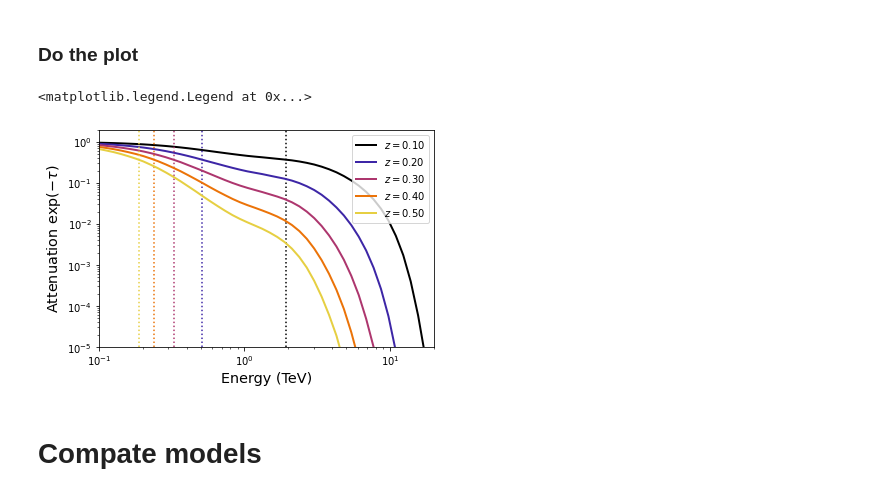
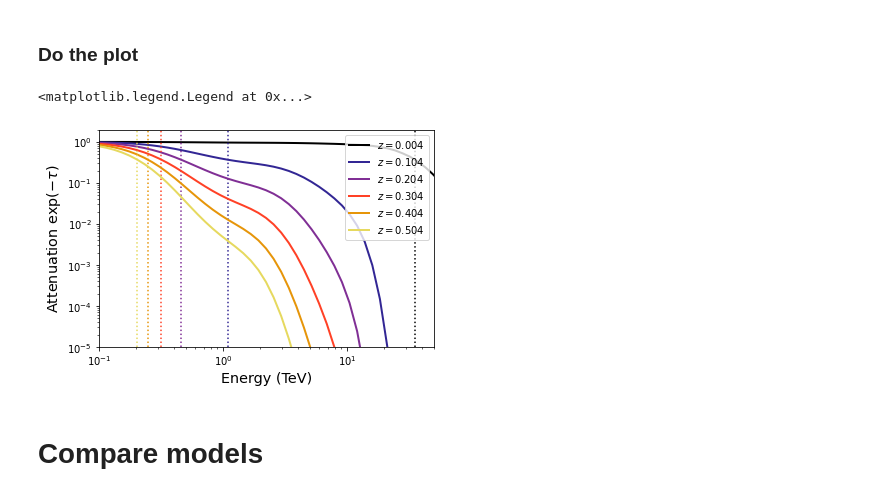
Before and after one commit to me-manu/ebltable, a Jupyter notebook: notebooks/example_tau.ipynb, the cells around one changed output. Saved outputs shown, nothing was run; the diff lists cells and outputs as text; code cells hidden in the pictures.

Commit message:
fixed bug with Finke 2022 EBL model, added notebook demonstrating gammpy integration

```diff
--- a/notebooks/example_tau.ipynb
+++ b/notebooks/example_tau.ipynb
@@ -30,12 +30,12 @@ The easiest way is to import the attenuation from an EBL model. Available models
 | inoue-low-pop3 | Inuoe et al. (2013)	| Low pop 3 contribution http://www.slac.stanford.edu/~yinoue/Download.html |
 | inoue-up-pop3 | Inuoe et al. (2013)	| High pop 3 contribution http://www.slac.stanford.edu/~yinoue/Download.html |
 # %%
-tau =  OptDepth.readmodel(model='inoue-up-pop3')
+tau =  OptDepth.readmodel(model='finke2022')
 # %% [markdown]
 Define some redshifts and energies for the interpolation:
 # %%
-z = np.arange(0.1,0.6,0.1)
-ETeV = np.logspace(-1,1.5,50)
+z = np.arange(0.004,0.6,0.1)
+ETeV = np.logspace(-1,2,50)
 # %% [markdown]
 For each redshift, calculate the energy where $\tau = 1$:
 # %%
@@ -51,20 +51,20 @@ atten = np.exp(-1. * tau.opt_depth(z,ETeV))
 # %%
 for i,zz in enumerate(z):
     plt.loglog(ETeV,atten[i],
               ls = '-', color = plt.cm.CMRmap(i / float(len(z))),
-              label = '$z = {0:.2f}$'.format(zz), lw = 2)
+              label = '$z = {0:.3f}$'.format(zz), lw = 2)
     plt.axvline(Etau1GeV[i] / 1e3, ls=':', color = plt.cm.CMRmap(i / float(len(z))) )
 
 plt.gca().set_ylim((1e-5,2.))
-plt.gca().set_xlim((1e-1,2e1))
+plt.gca().set_xlim((1e-1,5e1))
 plt.gca().set_xlabel('Energy (TeV)',size = 'x-large')
 plt.gca().set_ylabel(r'Attenuation $\exp(-\tau)$',size = 'x-large')
 plt.legend(loc = 'upper right')
 # %% [output]
 <matplotlib.legend.Legend at 0x...>
-[figure, old version]
+[figure, new version]
 # %% [markdown]
-# Compate models
+# Compare models
 # %%
 tau = {}
 for m in OptDepth.get_models():
```
Also changed, not shown: parts of 1 cell of this notebook, 3 other files.
